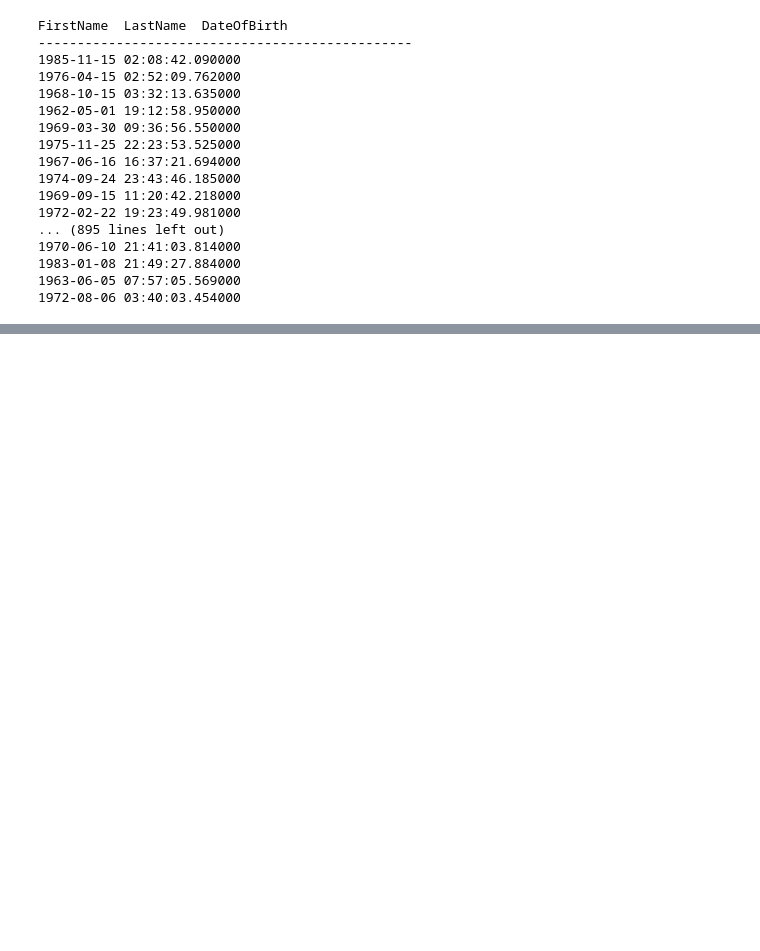
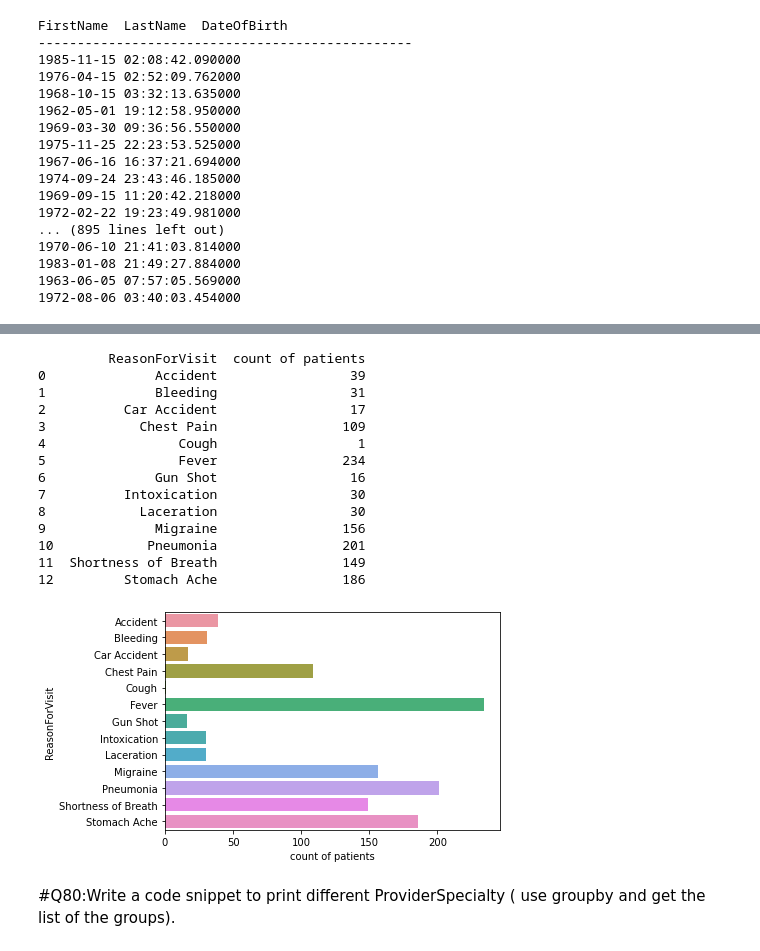
Before and after one commit to Madhusmitagiri/PYTHON_PANDAS, a Jupyter notebook: PYTHON_PANDAS_HACKATHON_SEP2022.ipynb, the cells around one changed output, grey strips where cells are left out. Cells and saved outputs as stored; diff of their text form; code cells hidden in the pictures; blank space fills up the shorter version.

```diff
--- a/PYTHON_PANDAS_HACKATHON_SEP2022.ipynb
+++ b/PYTHON_PANDAS_HACKATHON_SEP2022.ipynb
@@ -699,0 +877,30 @@ print( str(a_6_5[2,0]) + " ," + str(a_6_5[2,1]) + "," + str(a_6_5[3,0])  + "," +
+# %%
+# Q40:Plot a graph showing the count of patients for the reason visited the hospital.
+import pandas as pd
+data=pd.read_excel("HospitalDatabase.xlsx",sheet_name="EDVisits", usecols=['PatientID','ReasonForVisit'])
+grouped_multiple = data.groupby(['ReasonForVisit']).agg({'PatientID': ['count']})
+grouped_multiple.columns = ['count of patients']
+grouped_multiple = grouped_multiple.reset_index()
+print(grouped_multiple)
+import seaborn as sns
+import matplotlib.pyplot as plt
+sns.barplot(y='ReasonForVisit', x='count of patients', data=grouped_multiple)
+plt.show()
+# %% [output]
+         ReasonForVisit  count of patients
+0              Accident                 39
+1              Bleeding                 31
+2          Car Accident                 17
+3            Chest Pain                109
+4                 Cough                  1
+5                 Fever                234
+6              Gun Shot                 16
+7          Intoxication                 30
+8            Laceration                 30
+9              Migraine                156
+10            Pneumonia                201
+11  Shortness of Breath                149
+12         Stomach Ache                186
+[figure, added]
+# %% [markdown]
+#Q80:Write a code snippet to print different ProviderSpecialty ( use groupby and get the list of the groups).
```
Also changed, not shown: parts of 58 cells of this notebook.
